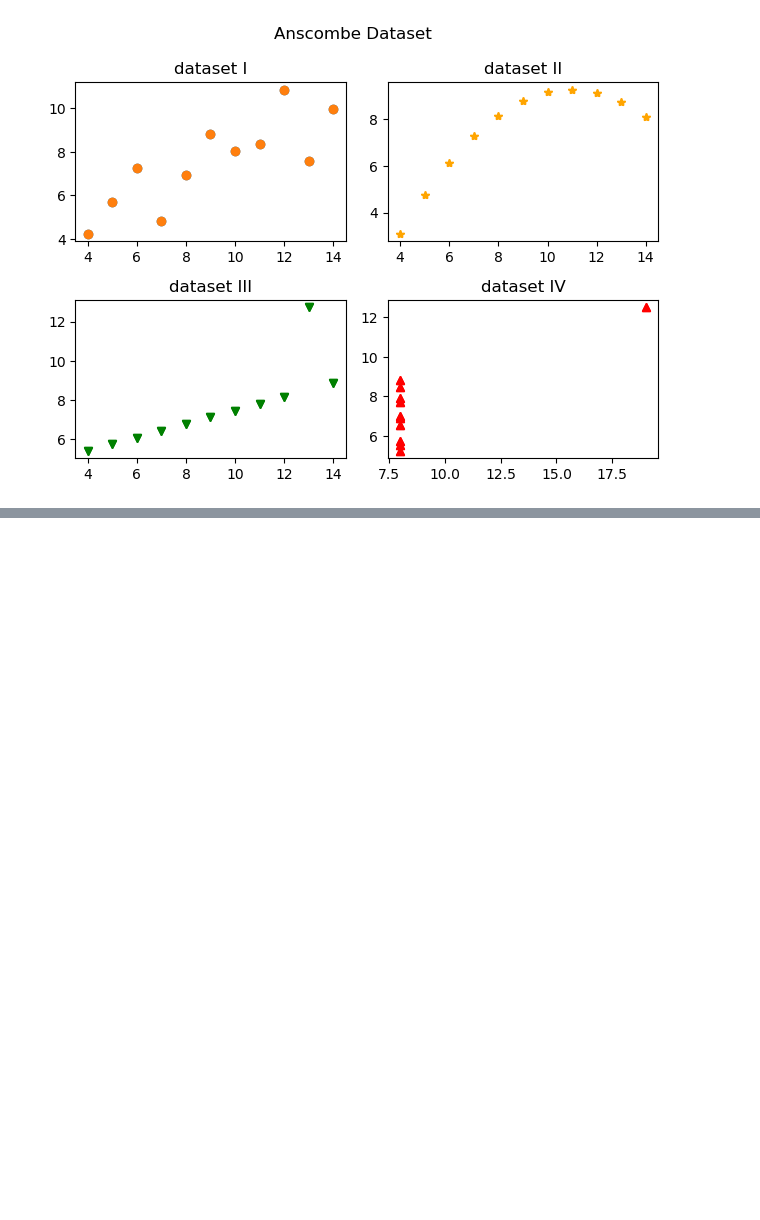
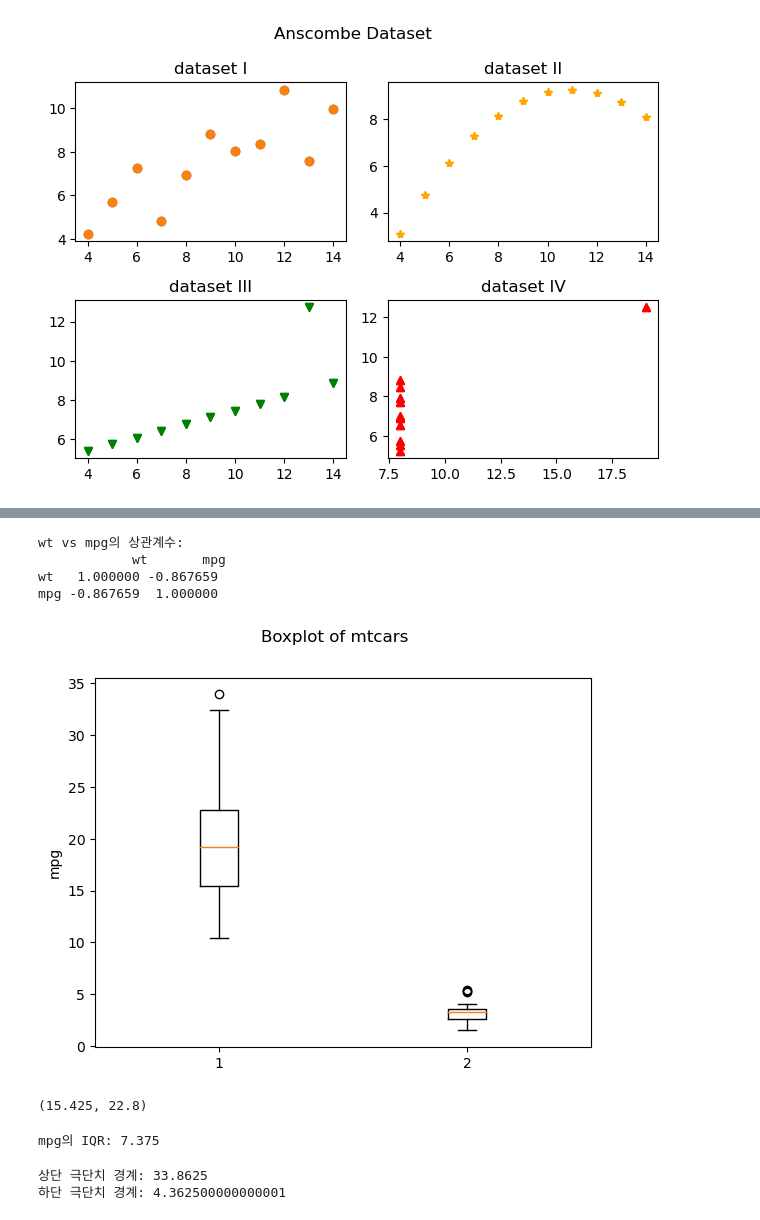
Before and after one commit to yeaeun123/datascience_notebook, a Jupyter notebook: 03.Data Visualization with Pandas.ipynb, the cells around one changed output, grey strips where cells are left out. Saved outputs shown, nothing was run; the diff lists cells and outputs as text; code cells hidden in the pictures; blank space fills up the shorter version.

```diff
--- a/03.Data Visualization with Pandas.ipynb
+++ b/03.Data Visualization with Pandas.ipynb
@@ -161,0 +256,43 @@ plt.show()
+# %%
+# wt vs mpg 의 상관계수
+print("wt vs mpg의 상관계수:\n", mtcars[['wt', 'mpg']].corr())
+# 중량과 연비간에는 역상관관계가 성립하는 것 같다고 추정
+# %% [output]
+wt vs mpg의 상관계수:
+            wt       mpg
+wt   1.000000 -0.867659
+mpg -0.867659  1.000000
+# %%
+# boxplot
+boxplot = plt.figure()
+boxplot_axe = boxplot.add_subplot(1, 1, 1)
+boxplot_axe.boxplot([mtcars['mpg'], mtcars['wt']])
+boxplot.suptitle("Boxplot of mtcars")
+boxplot_axe.set_ylabel("mpg")
+plt.show()
+# %% [output]
+[figure, added]
+# %%
+# IQR 확인
+quartiles = mtcars['mpg'].quantile([0.25, 0.5, 0.75])  # 1사분위수, 2사분위수(중앙값), 3사분위수
+first_quartile = quartiles.iloc[0]
+third_quartile = quartiles.iloc[2]
+
+first_quartile ,third_quartile
+# %% [output]
+(15.425, 22.8)
+# %%
+iqr = third_quartile - first_quartile
+print("mpg의 IQR:", iqr)
+# %% [output]
+mpg의 IQR: 7.375
+# %%
+# 3사분위수 + IQR * 1.5 -> 상단 극단치 경계
+# 1사분위수 - IQR * 1.5 -> 하단 극단치 경계
+border_top = third_quartile + iqr * 1.5
+print("상단 극단치 경계:", border_top)
+border_bottom = first_quartile - iqr * 1.5
+print("하단 극단치 경계:", border_bottom)
+# %% [output]
+상단 극단치 경계: 33.8625
+하단 극단치 경계: 4.362500000000001
```
Also changed, not shown: parts of 8 cells of this notebook.
